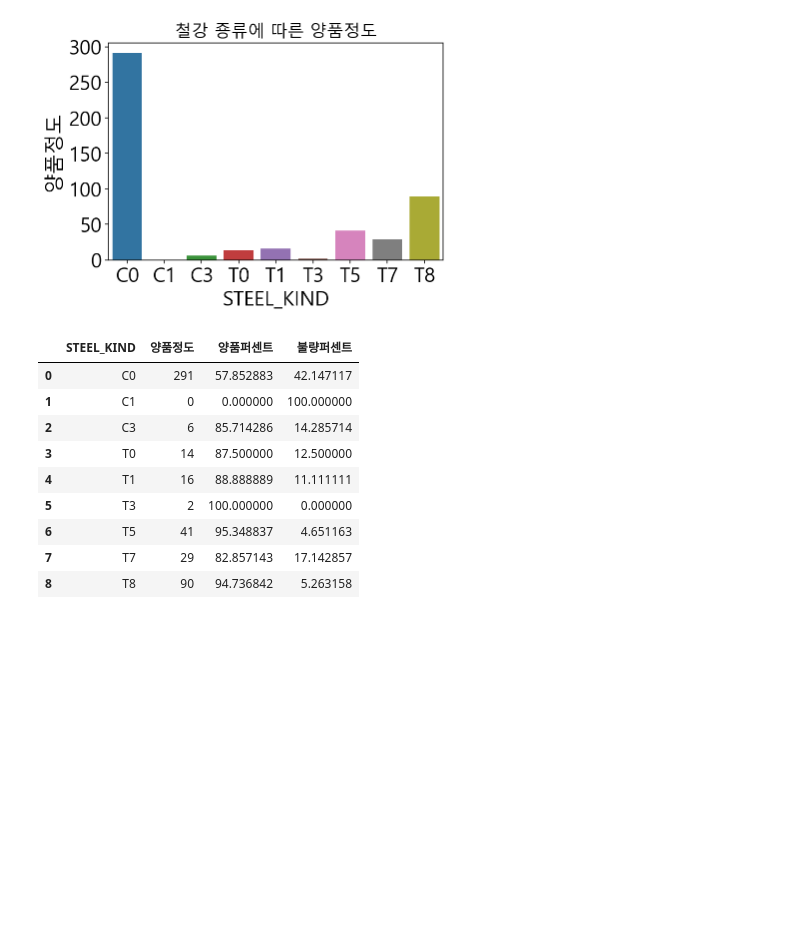
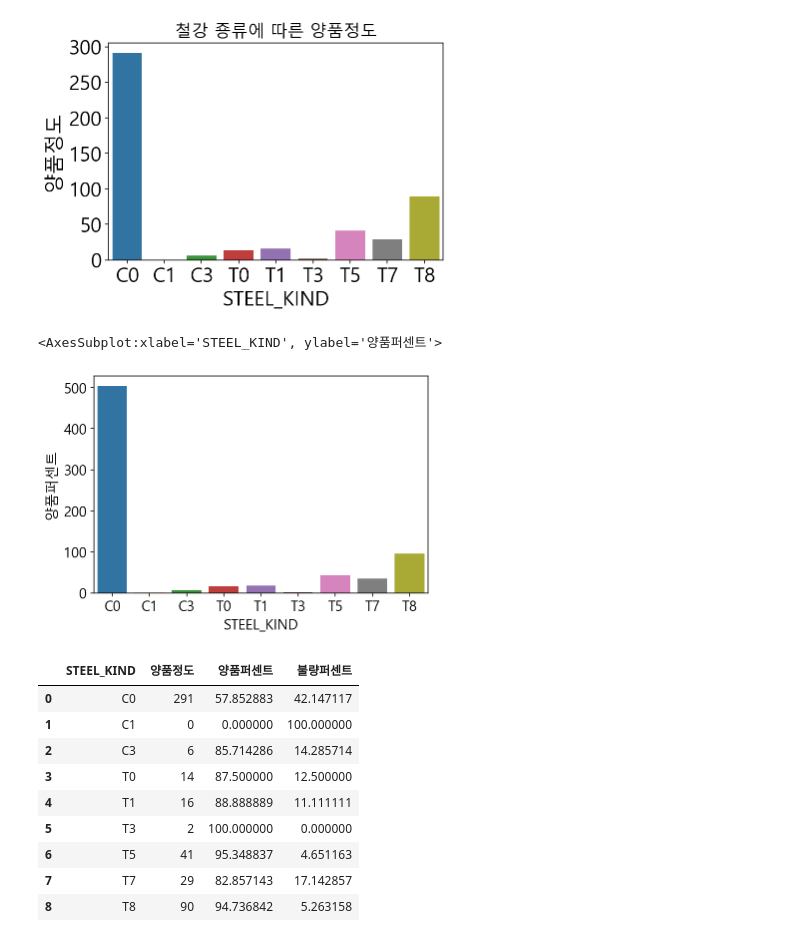
Before and after one commit to ManuSong/First-Project-8, a Jupyter notebook: 8조_프젝.ipynb, the cells around one changed output. Drawn from its saved outputs; the diff is of its cells as text; code cells hidden in the pictures; blank space fills up the shorter version.

```diff
--- a/8조_프젝.ipynb
+++ b/8조_프젝.ipynb
@@ -197,6 +197,11 @@ fig.set_title('철강 죵류에 따른 양품정도')
 # %% [output]
 Text(0.5, 1.0, '철강 죵류에 따른 양품정도')
 [figure]
+# %%
+sns.barplot(data = steel_total_scale, x = 'STEEL_KIND', y = '양품퍼센트')
+# %% [output]
+<AxesSubplot:xlabel='STEEL_KIND', ylabel='양품퍼센트'>
+[figure, added]
 # %%
 # 불량률 퍼센트 만들기
 
```
Also changed, not shown: parts of 4 cells of this notebook.
